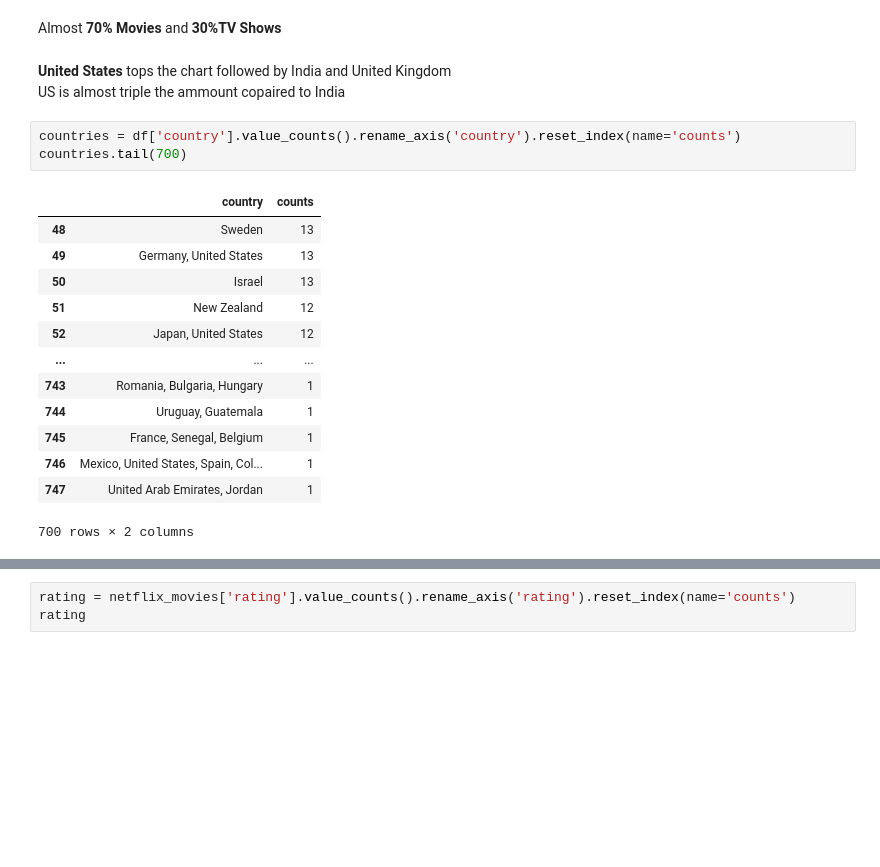
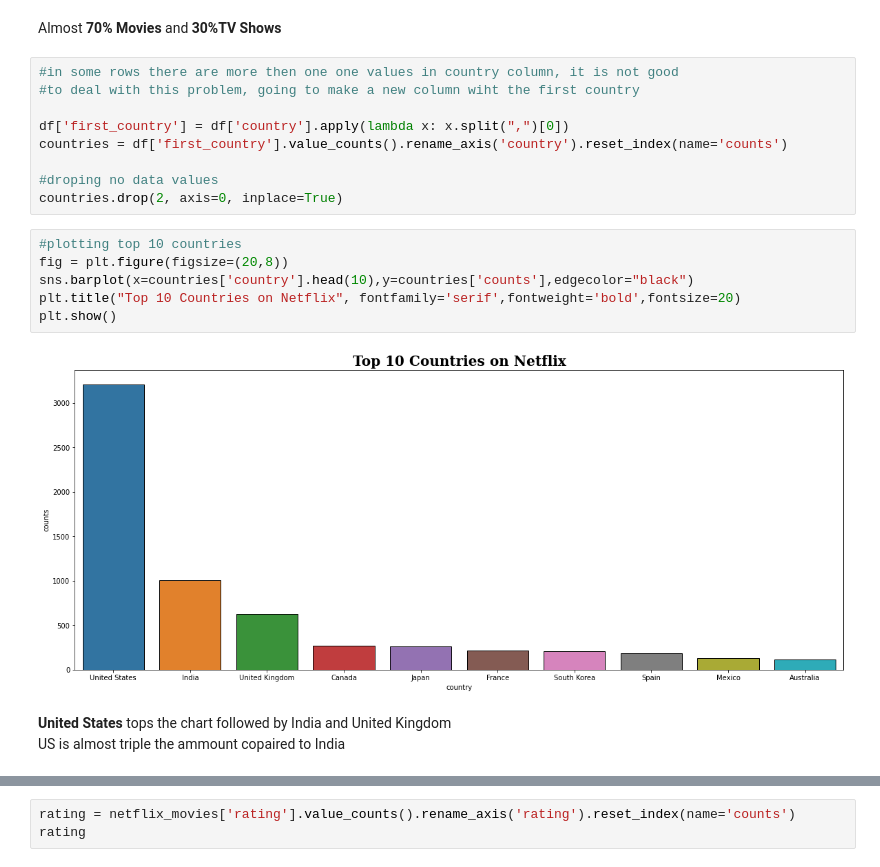
Before and after one commit to ayushash1/kaggle_notebooks, a Jupyter notebook: netflix-visualization.ipynb, the cells around one changed output, grey strips where cells are left out. Drawn from its saved outputs; the diff is of its cells as text; blank space fills up the shorter version.

```diff
--- a/netflix-visualization.ipynb
+++ b/netflix-visualization.ipynb
@@ -90,22 +90,22 @@ plt.show()
 # %% [markdown]
 Almost **70% Movies** and **30%TV Shows**
+# %%
+#in some rows there are more then one one values in country column, it is not good
+#to deal with this problem, going to make a new column wiht the first country
+
+df['first_country'] = df['country'].apply(lambda x: x.split(",")[0])
+countries = df['first_country'].value_counts().rename_axis('country').reset_index(name='counts')
+
+#droping no data values
+countries.drop(2, axis=0, inplace=True)
+# %%
+#plotting top 10 countries
+fig = plt.figure(figsize=(20,8))
+sns.barplot(x=countries['country'].head(10),y=countries['counts'],edgecolor="black")
+plt.title("Top 10 Countries on Netflix", fontfamily='serif',fontweight='bold',fontsize=20)
+plt.show()
+# %% [output]
+[figure, added]
 # %% [markdown]
 **United States** tops the chart followed by India and United Kingdom
 US is almost triple the ammount copaired to India
-# %%
-countries = df['country'].value_counts().rename_axis('country').reset_index(name='counts')
-countries.tail(700)
-# %% [output]
-|  | country | counts |
-| 48 | Sweden | 13 |
-| 49 | Germany, United States | 13 |
-| 50 | Israel | 13 |
-| 51 | New Zealand | 12 |
-| 52 | Japan, United States | 12 |
-| ... | ... | ... |
-| 743 | Romania, Bulgaria, Hungary | 1 |
-| 744 | Uruguay, Guatemala | 1 |
-| 745 | France, Senegal, Belgium | 1 |
-| 746 | Mexico, United States, Spain, Col... | 1 |
-| 747 | United Arab Emirates, Jordan | 1 |
-700 rows × 2 columns
```
Also changed, not shown: parts of 12 cells of this notebook.
